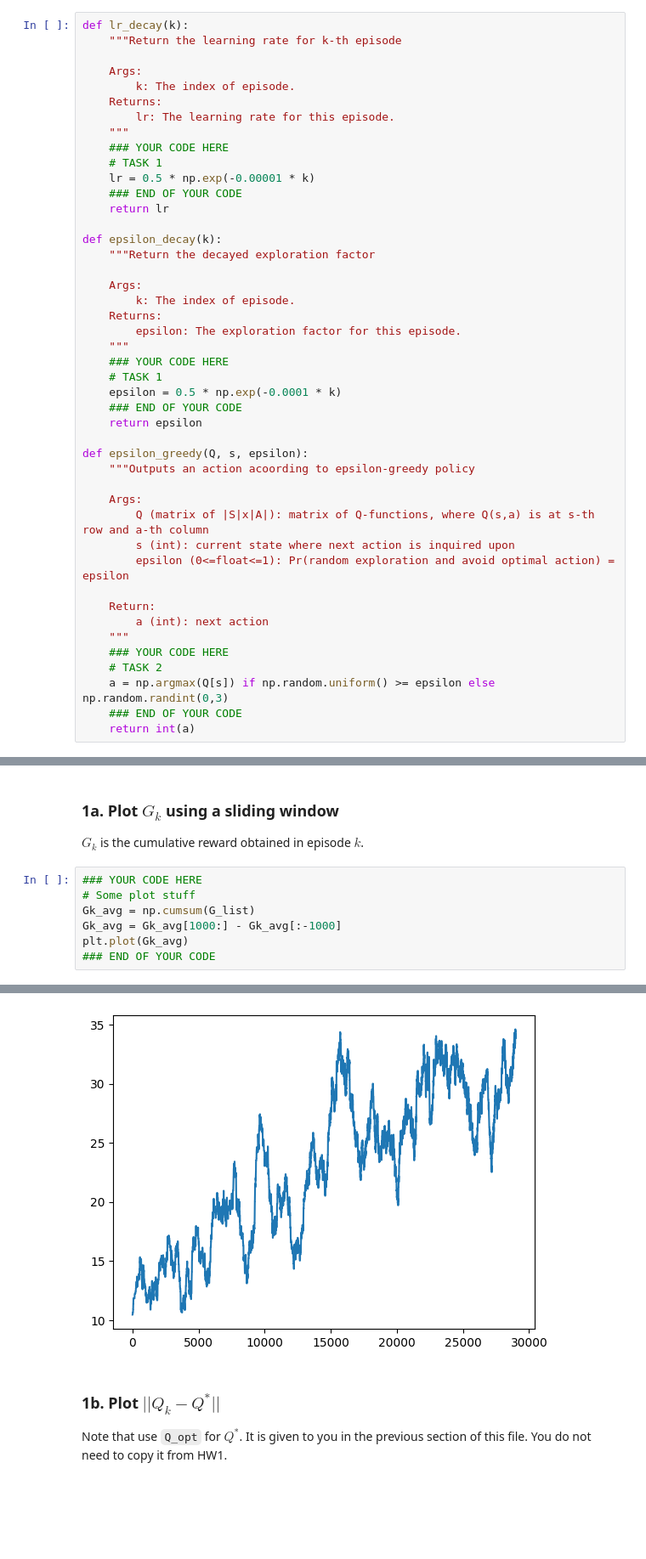
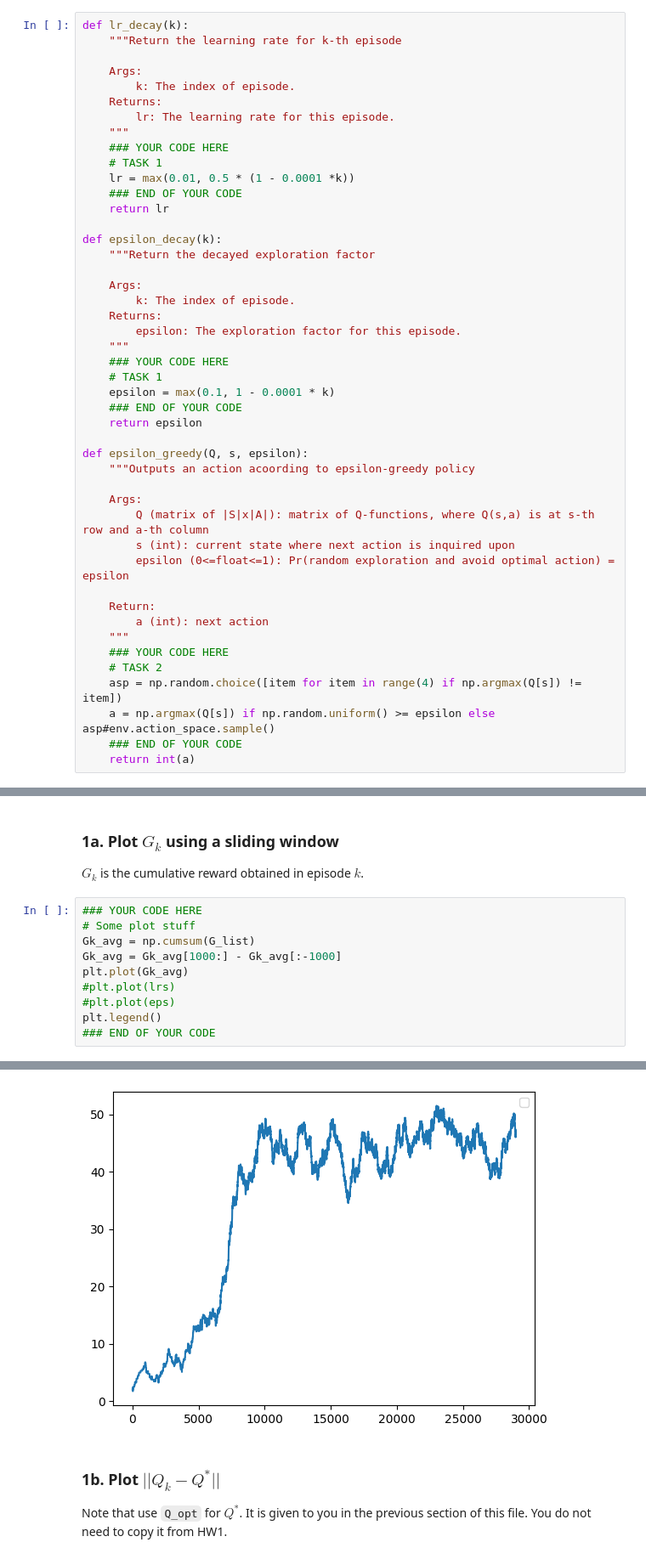
Before and after one commit to UlascanErsoy/ECEN743, a Jupyter notebook: ecen743-sp24-hw02.ipynb, the cells around one changed output, grey strips where cells are left out. Shown: that part at 85% size. Drawn from its saved outputs; the diff is of its cells as text; blank space fills up the shorter version.

```diff
--- a/ecen743-sp24-hw02.ipynb
+++ b/ecen743-sp24-hw02.ipynb
@@ -147,7 +147,7 @@ def lr_decay(k):
     """
     ### YOUR CODE HERE
     # TASK 1
-    lr = 0.5 * np.exp(-0.00001 * k)
+    lr = max(0.01, 0.5 * (1 - 0.0001 *k))
     ### END OF YOUR CODE
     return lr
 
@@ -161,7 +161,7 @@ def epsilon_decay(k):
     """
     ### YOUR CODE HERE
     # TASK 1
-    epsilon = 0.5 * np.exp(-0.0001 * k)
+    epsilon = max(0.1, 1 - 0.0001 * k)
     ### END OF YOUR CODE
     return epsilon
 
@@ -178,7 +178,8 @@ def epsilon_greedy(Q, s, epsilon):
     """
     ### YOUR CODE HERE
     # TASK 2
-    a = np.argmax(Q[s]) if np.random.uniform() >= epsilon else np.random.randint(0,3)
+    asp = np.random.choice([item for item in range(4) if np.argmax(Q[s]) != item])
+    a = np.argmax(Q[s]) if np.random.uniform() >= epsilon else asp#env.action_space.sample()
     ### END OF YOUR CODE
     return int(a)
 # %%
@@ -224,5 +223,8 @@ $G_k$ is the cumulative reward obtained in episode $k$.
 Gk_avg = np.cumsum(G_list)
 Gk_avg = Gk_avg[1000:] - Gk_avg[:-1000]
 plt.plot(Gk_avg)
+#plt.plot(lrs)
+#plt.plot(eps)
+plt.legend()
 ### END OF YOUR CODE
 # %% [output]
@@ -230,4 +233,4 @@ plt.plot(Gk_avg)
-[figure, old version]
+[figure, new version]
 # %% [markdown]
 ### 1b. Plot $||Q_k - Q^*||$
 
```
Also changed, not shown: parts of 15 cells of this notebook.
